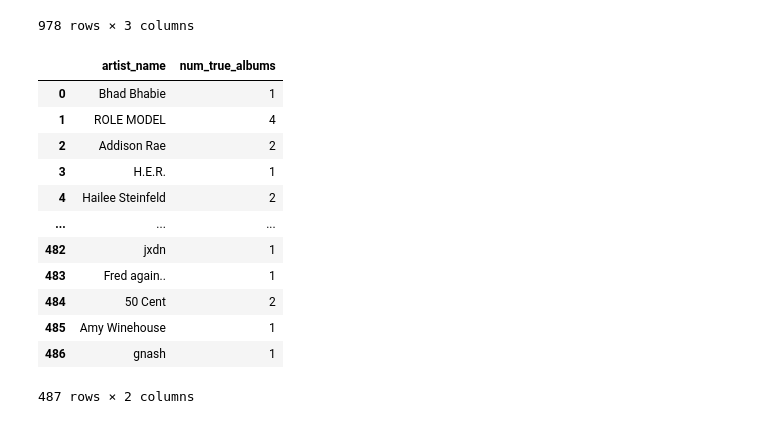
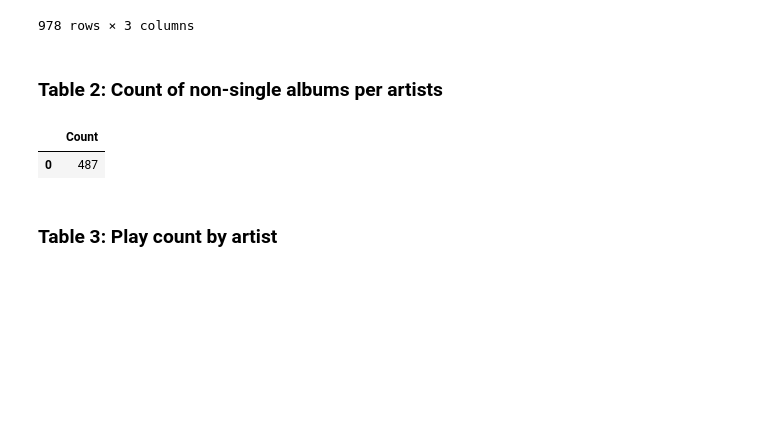
Before and after one commit to Saikeertanagubbala/Concerts4Superfans, a Jupyter notebook: json_cleaning.ipynb, the cells around one changed output. Drawn from its saved outputs; the diff is of its cells as text; code cells hidden in the pictures; blank space fills up the shorter version.

Commit message:
created feature engineered tables

```diff
--- a/json_cleaning.ipynb
+++ b/json_cleaning.ipynb
@@ -143,24 +133,18 @@ conn.execute("SELECT master_metadata_album_artist_name AS artist_name, master_me
 | 976 | Zach Bryan | Zach Bryan | 2 |
 | 977 | Mk.gee | Two Star & The Dream Police | 2 |
 978 rows × 3 columns
+# %% [markdown]
+### Table 2: Count of non-single albums per artists
 # %%
 #One row per artist, with a count of only the albums where you listened to more than 1 track. Non-single albumbs per artist.
-conn.execute("SELECT artist_name, COUNT(album_name) AS num_true_albums" \
-" FROM (SELECT master_metadata_album_artist_name AS artist_name, master_metadata_album_album_name AS album_name, COUNT(DISTINCT master_metadata_track_name) AS num_tracks FROM podcast_dropped GROUP BY artist_name, album_name HAVING num_tracks > 1) AS album_counts" \
-" GROUP BY artist_name").df()
+conn.execute("CREATE TABLE non_single_albums_per_artist AS" \
+" SELECT master_metadata_album_artist_name, COUNT(album_name) AS num_true_albums" \
+" FROM (SELECT master_metadata_album_artist_name, master_metadata_album_album_name AS album_name, COUNT(DISTINCT master_metadata_track_name) AS num_tracks FROM podcast_dropped GROUP BY master_metadata_album_artist_name, album_name HAVING num_tracks > 1) AS album_counts" \
+" GROUP BY master_metadata_album_artist_name").df()
 # %% [output]
-|  | artist_name | num_true_albums |
-| 0 | Bhad Bhabie | 1 |
-| 1 | ROLE MODEL | 4 |
-| 2 | Addison Rae | 2 |
-| 3 | H.E.R. | 1 |
-| 4 | Hailee Steinfeld | 2 |
-| ... | ... | ... |
-| 482 | jxdn | 1 |
-| 483 | Fred again.. | 1 |
-| 484 | 50 Cent | 2 |
-| 485 | Amy Winehouse | 1 |
-| 486 | gnash | 1 |
+|  | Count |
+| 0 | 487 |
-487 rows × 2 columns
+# %% [markdown]
+### Table 3: Play count by artist
 # %%
 # Total play count per artist
```
Also changed, not shown: parts of 14 cells of this notebook.
